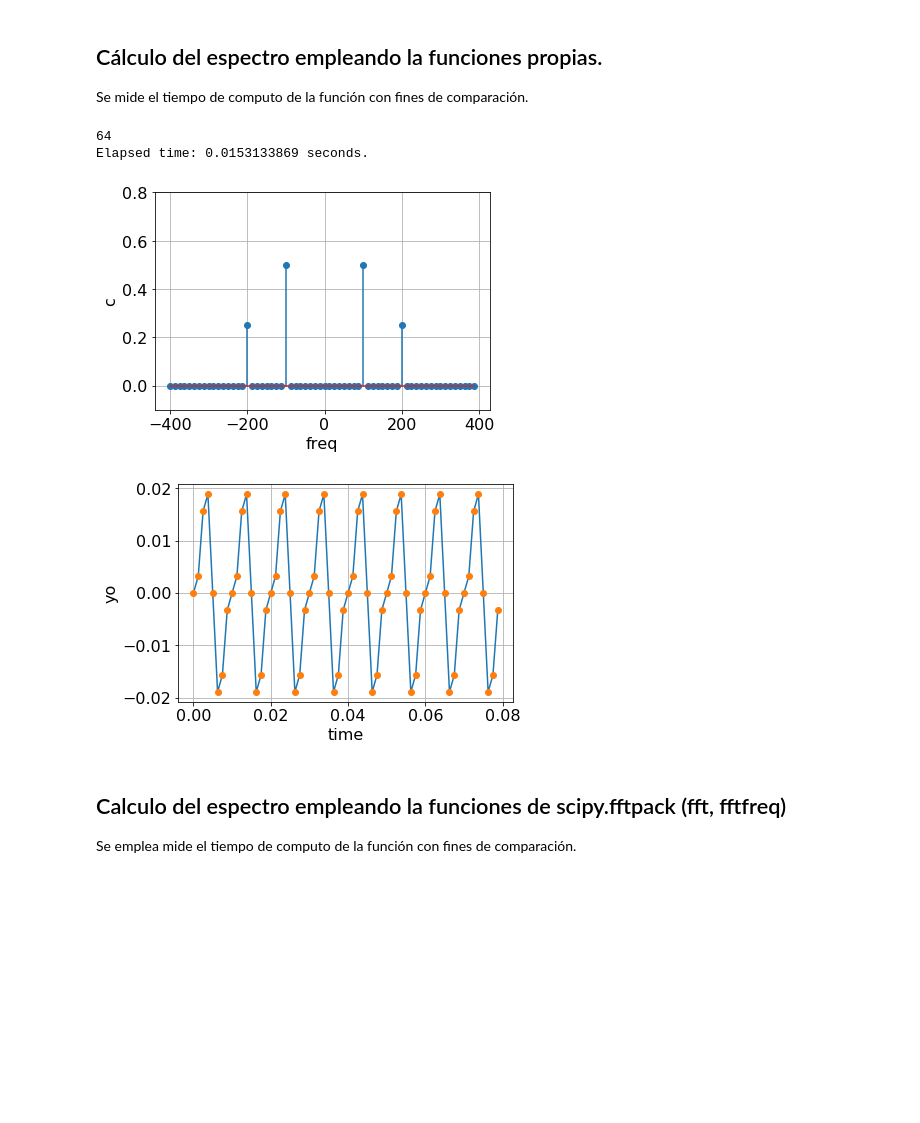
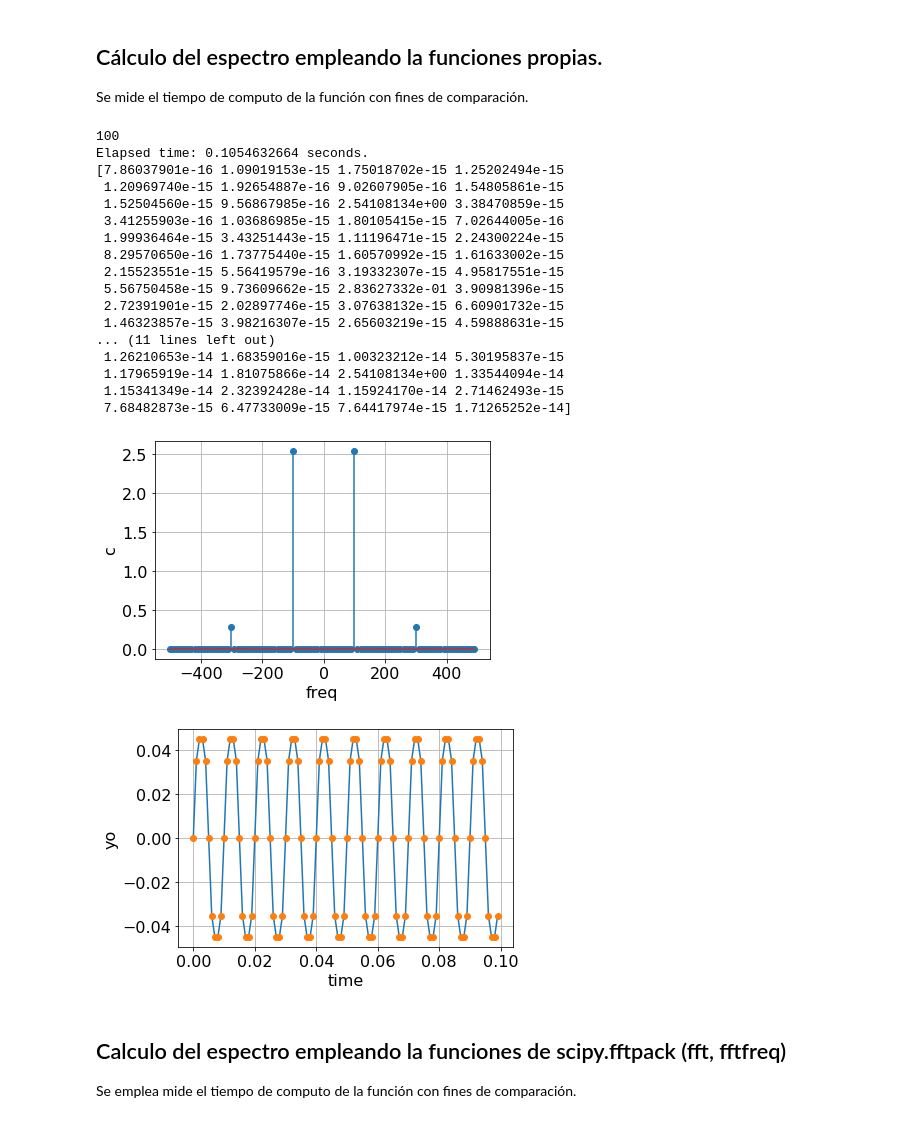
Before and after one commit to eaiii-frba-utn/2019, a Jupyter notebook: Espectro/Serie de Fourier v0.4.ipynb, the cells around one changed output. Cells and saved outputs as stored; diff of their text form; code cells hidden in the pictures; blank space fills up the shorter version.

```diff
--- a/Espectro/Serie de Fourier v0.4.ipynb
+++ b/Espectro/Serie de Fourier v0.4.ipynb
@@ -125,9 +125,9 @@ def tim(x, fs):
 ### A continuación se define la función de la señal en función del tiempo.
 # %%
 # Parametros de la señal
-N  = 64        # Número de bines por traza
+N  = 100        # Número de bines por traza
 f  = 100.0     # Hz
-fs = f * 8     # muestreo
+fs = f * 10     # muestreo
 dt = 1 / (fs)  # Espaciado (puntos por período)
 
 
@@ -137,6 +137,14 @@ t  = np.linspace(0, (N - 1) * dt, N)  # Intervalo de tiempo en segundos
 
 
 # Señal
-y = np.sin(2 * pi * f * t) - 0.5 * np.sin(2 * pi * 2 * f * t)  # Señal
+y = 6*np.sin(2 * pi * f * t)  # Señal
+z = list()
+for x in y:
+    if x > 0 :
+        if x < 4.5: z.append(x)
+        else      : z.append(4.5)
+    else :
+        if x > -4.5: z.append(x)
+        else      :  z.append(-4.5)
 # %%
 ## PLOT
@@ -154,27 +162,43 @@ Se mide el tiempo de computo de la función con fines de comparación.
 # %%
 # Serie de Fourier Exponencial
 # la separacion de las deltas = 1/T
 
 start_time = time()
 
-Y    = DFT(y) / len(y)
+Y    = DFT(z) / len(z)
 
 elapsed_time = time() - start_time
 print("Elapsed time: %.10f seconds." % elapsed_time)
 
 
-
-plt.stem( freq(y,fs) , np.abs(Y))
+print(abs(Y))
+plt.stem( freq(z,fs)
+         , np.abs(Y))
 
 plt.ylabel('c')
 plt.xlabel('freq')
-plt.ylim(-0.1, 0.8)
+#plt.ylim(-0.1, 0.8)
 plt.grid()
 plt.show()
 # %% [output]
-64
-Elapsed time: 0.0153133869 seconds.
+100
+Elapsed time: 0.1054632664 seconds.
+[7.86037901e-16 1.09019153e-15 1.75018702e-15 1.25202494e-15
+ 1.20969740e-15 1.92654887e-16 9.02607905e-16 1.54805861e-15
+ 1.52504560e-15 9.56867985e-16 2.54108134e+00 3.38470859e-15
+ 3.41255903e-16 1.03686985e-15 1.80105415e-15 7.02644005e-16
+ 1.99936464e-15 3.43251443e-15 1.11196471e-15 2.24300224e-15
+ 8.29570650e-16 1.73775440e-15 1.60570992e-15 1.61633002e-15
+ 2.15523551e-15 5.56419579e-16 3.19332307e-15 4.95817551e-15
+ 5.56750458e-15 9.73609662e-15 2.83627332e-01 3.90981396e-15
+ 2.72391901e-15 2.02897746e-15 3.07638132e-15 6.60901732e-15
+ 1.46323857e-15 3.98216307e-15 2.65603219e-15 4.59888631e-15
+... (11 lines left out)
+ 1.26210653e-14 1.68359016e-15 1.00323212e-14 5.30195837e-15
+ 1.17965919e-14 1.81075866e-14 2.54108134e+00 1.33544094e-14
+ 1.15341349e-14 2.32392428e-14 1.15924170e-14 2.71462493e-15
+ 7.68482873e-15 6.47733009e-15 7.64417974e-15 1.71265252e-14]
-[figure, old version]
+[figure, new version]
 # %%
 yo    = IDFT(Y)
 
@@ -188,7 +212,7 @@ plt.xlabel('time')
 plt.grid()
 plt.show()
 # %% [output]
-[figure, old version]
+[figure, new version]
 # %% [markdown]
 ## Calculo del espectro empleando la funciones de scipy.fftpack  (fft, fftfreq)
 
```
Also changed, not shown: parts of 13 cells of this notebook.
